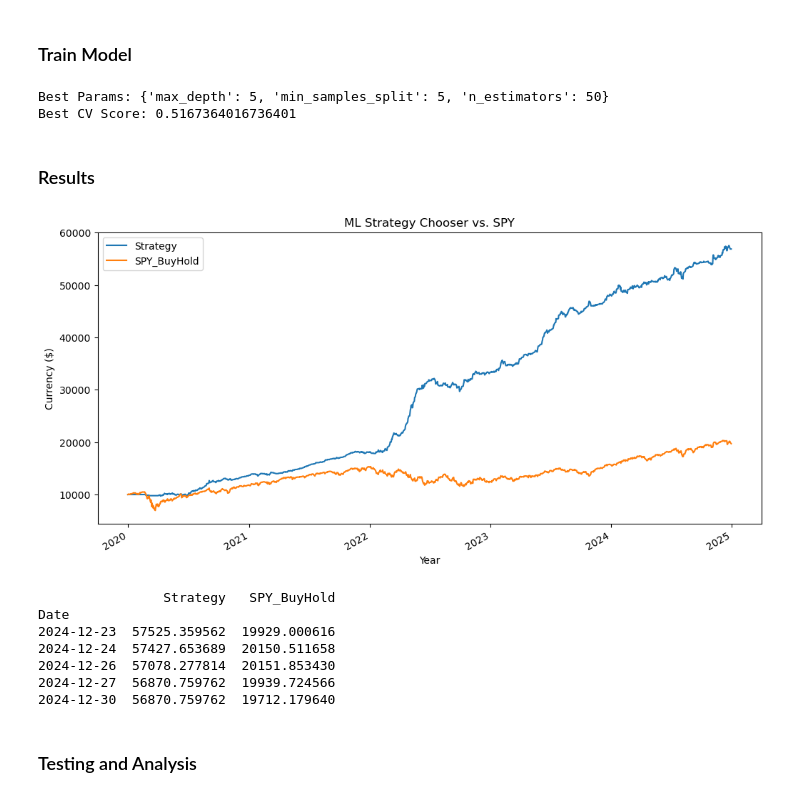
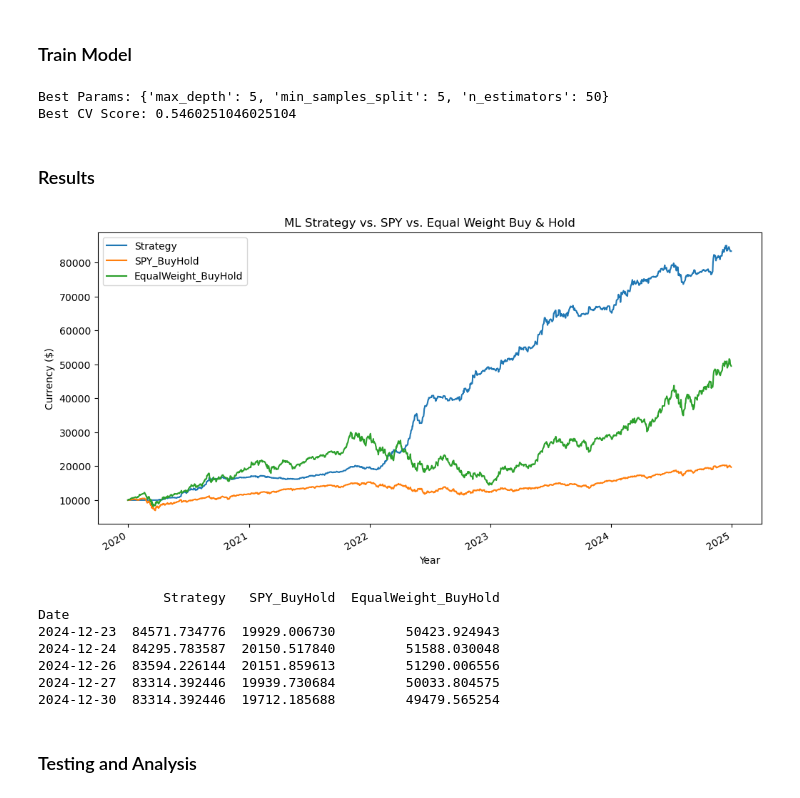
Before and after one commit to ArjunPatel32/MMR_ML_Trading, a Jupyter notebook: main.ipynb, the cells around one changed output. Drawn from its saved outputs; the diff is of its cells as text; code cells hidden in the pictures.

Commit message:
- Changed tickers to focus on tech 	- Typing fixes, removed unnecessary imports 	- Improved docstrings and comments 	- Compare to buy and hold all ticker stocks evenly

```diff
--- a/main.ipynb
+++ b/main.ipynb
@@ -102,10 +70,10 @@ Historical Data Shape: (1258, 25)
 # %%
 # Compute Momentum & Mean-Reversion
 momentum_df = compute_momentum(data, window=63)  # 3-month
-zscore_df   = compute_mean_reversion(data, short_window=5, long_window=20)
+zscore_df   = compute_mean_reversion(data, window=20)
 # %%
 # Generate separate signals
-momentum_signals   = generate_signals_momentum(momentum_df, threshold=0.10) # 10%
-meanrev_signals    = generate_signals_meanreversion(zscore_df, z_entry=1.0, z_exit=0.0)
+momentum_signals = generate_signals_momentum(momentum_df, threshold=0.10) # 10%
+meanrev_signals = generate_signals_meanreversion(zscore_df, z_entry=1.0)
 # %%
 # Compute next-day returns from each approach
@@ -120,7 +88,7 @@ features = build_feature_matrix(data, momentum_df, zscore_df, vol_window=20)
 clf = train_strategy_chooser(features, label)
 # %% [output]
 Best Params: {'max_depth': 5, 'min_samples_split': 5, 'n_estimators': 50}
-Best CV Score: 0.5167364016736401
+Best CV Score: 0.5460251046025104
 # %% [markdown]
 ### Results
 # %%
@@ -137,23 +105,25 @@ final_signals = apply_stop_loss(signals, data, 0.05)
 # %%
 # Track performance
 result_df = track_strategy_chosen_signals(data.dropna(), final_signals, spy_series)
 
-# plot
-result_df[['Strategy', 'SPY_BuyHold']].plot(figsize=(12, 6), title="ML Strategy Chooser vs. SPY")
+# Plot all three equity curves
+result_df[['Strategy', 'SPY_BuyHold', 'EqualWeight_BuyHold']].plot(
+    figsize=(12, 6), title="ML Strategy vs. SPY vs. Equal Weight Buy & Hold"
+)
 plt.ylabel("Currency ($)")
 plt.xlabel("Year")
 plt.show()
 
 print(result_df.tail())
 # %% [output]
-[figure, old version]
+[figure, new version]
-                Strategy   SPY_BuyHold
+                Strategy   SPY_BuyHold  EqualWeight_BuyHold
 Date
-2024-12-23  57525.359562  19929.000616
-2024-12-24  57427.653689  20150.511658
-2024-12-26  57078.277814  20151.853430
-2024-12-27  56870.759762  19939.724566
-2024-12-30  56870.759762  19712.179640
+2024-12-23  84571.734776  19929.006730         50423.924943
+2024-12-24  84295.783587  20150.517840         51588.030048
+2024-12-26  83594.226144  20151.859613         51290.006556
+2024-12-27  83314.392446  19939.730684         50033.804575
+2024-12-30  83314.392446  19712.185688         49479.565254
 # %% [markdown]
 ### Testing and Analysis
 # %%
```
Also changed, not shown: parts of 4 cells of this notebook, 6 other files.
